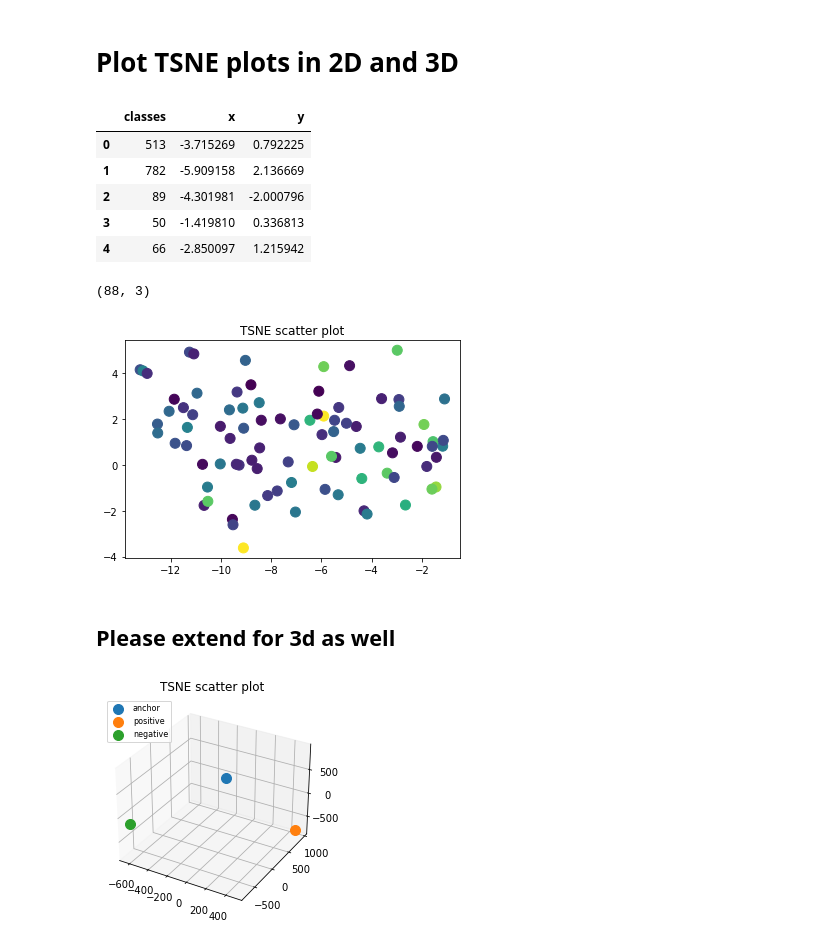
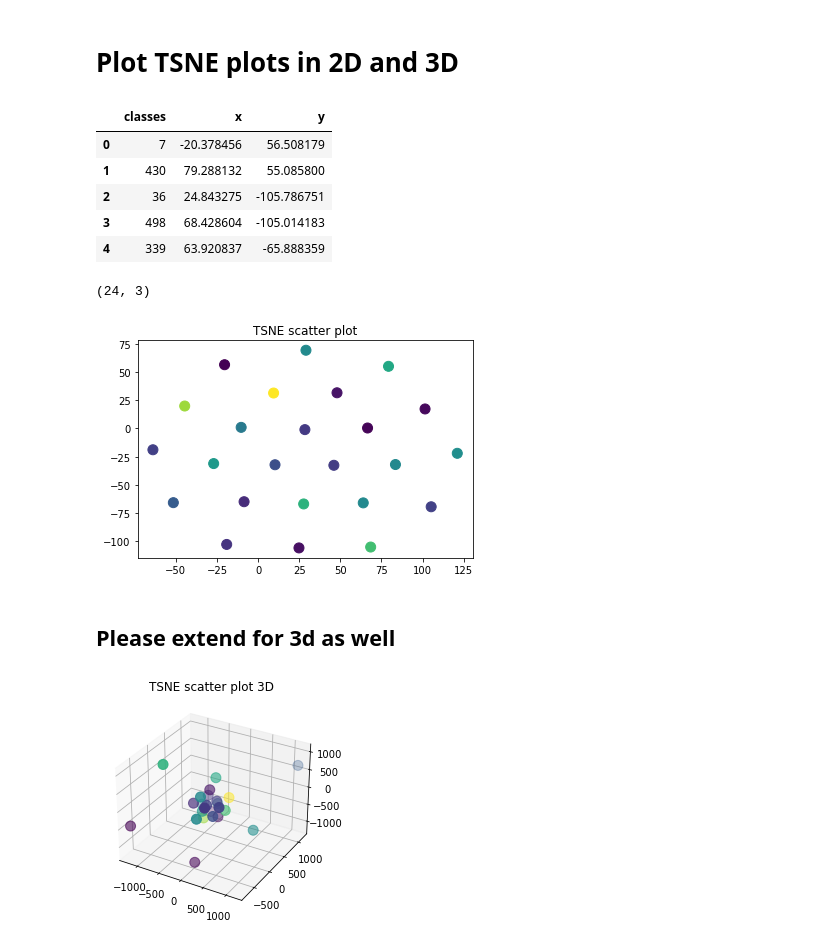
Before and after one commit to gauthsvenkat/whaledo, a Jupyter notebook: TSNE_start.ipynb, the cells around one changed output. Drawn from its saved outputs; the diff is of its cells as text; code cells hidden in the pictures.

```diff
--- a/TSNE_start.ipynb
+++ b/TSNE_start.ipynb
@@ -94,5 +94,6 @@ In this part a row from train_df is randomly sampled (the anchor). If there are
 # from old code
 # init loss function and a miner. The miner samples for training samples
 # init model and optimizer
+config['device'] = 'cpu'
 model = WhaleDoModel(config).to(config['device']).eval()
 model.projector = None
@@ -129,7 +128,7 @@ for i, batch in enumerate(tqdm(train_loader, total=len(train_loader))):
     embeddings_batch.append(model(x_batch))
     classes_batch.append(y_batch)
 
-    if i == 10:
+    if i == 2:
         break
 
 embeddings = torch.cat(embeddings_batch, dim=0)
@@ -159,15 +158,15 @@ embeddingsdf['y'] = embeddings2d[:,1]
 embeddingsdf.head()
 # %% [output]
 |  | classes | x | y |
-| 0 | 513 | -3.715269 | 0.792225 |
-| 1 | 782 | -5.909158 | 2.136669 |
-| 2 | 89 | -4.301981 | -2.000796 |
-| 3 | 50 | -1.419810 | 0.336813 |
-| 4 | 66 | -2.850097 | 1.215942 |
+| 0 | 7 | -20.378456 | 56.508179 |
+| 1 | 430 | 79.288132 | 55.085800 |
+| 2 | 36 | 24.843275 | -105.786751 |
+| 3 | 498 | 68.428604 | -105.014183 |
+| 4 | 339 | 63.920837 | -65.888359 |
 # %%
 embeddingsdf.shape
 # %% [output]
-(88, 3)
+(24, 3)
 # %%
 # Set figsize
 # Scatter points, set alpha low to make points translucent
@@ -175,38 +174,31 @@ anchor = plt.scatter(embeddingsdf.x, embeddingsdf.y, c=embeddingsdf.classes, s=1
 plt.title('TSNE scatter plot')
 plt.show()
 # %% [output]
-[figure, old version]
+[figure, new version]
 # %% [markdown]
 ## Please extend for 3d as well
 # %%
 embeddings3d = TSNE(n_components=3, random_state=0).fit_transform(embeddings_array)
 # Create DF
 embeddingsdf_3d = pd.DataFrame()
 
 # Add game names
-embeddingsdf_3d['Image'] = ['anchor','positive', 'negative']
+embeddingsdf_3d['classes'] = list(classes.cpu().detach().numpy())
 
 # Add x coordinate
 embeddingsdf_3d['x'] = embeddings3d[:,0]
 # Add y coordinate
 embeddingsdf_3d['y'] = embeddings3d[:,1]
 # Add z coordinate
 embeddingsdf_3d['z'] = embeddings3d[:,2]
 # Check
 embeddingsdf_3d.head()
+embeddingsdf.shape
 
 fig = plt.figure()
 ax = fig.add_subplot(projection='3d')
-anchor = ax.scatter(embeddingsdf_3d.x[0], embeddingsdf_3d.y[0],embeddingsdf_3d.z[0], s= 100)
-positive = ax.scatter(embeddingsdf_3d.x[1], embeddingsdf_3d.y[1],embeddingsdf_3d.z[1], s= 100)
-negative = ax.scatter(embeddingsdf_3d.x[2], embeddingsdf_3d.y[2],embeddingsdf_3d.z[2], s= 100)
-plt.legend((anchor,positive,negative),
-           ('anchor', 'positive', 'negative'),
-           scatterpoints=1,
-           loc='upper left',
-           ncol=1,
-           fontsize=8)
-plt.title('TSNE scatter plot')
+ax.scatter(embeddingsdf_3d.x, embeddingsdf_3d.y,embeddingsdf_3d.z, c= embeddingsdf.classes, s= 100)
+plt.title('TSNE scatter plot 3D')
 plt.show()
 # %% [output]
-[figure, old version]
+[figure, new version]
```
Also changed, not shown: parts of 1 cell of this notebook.
